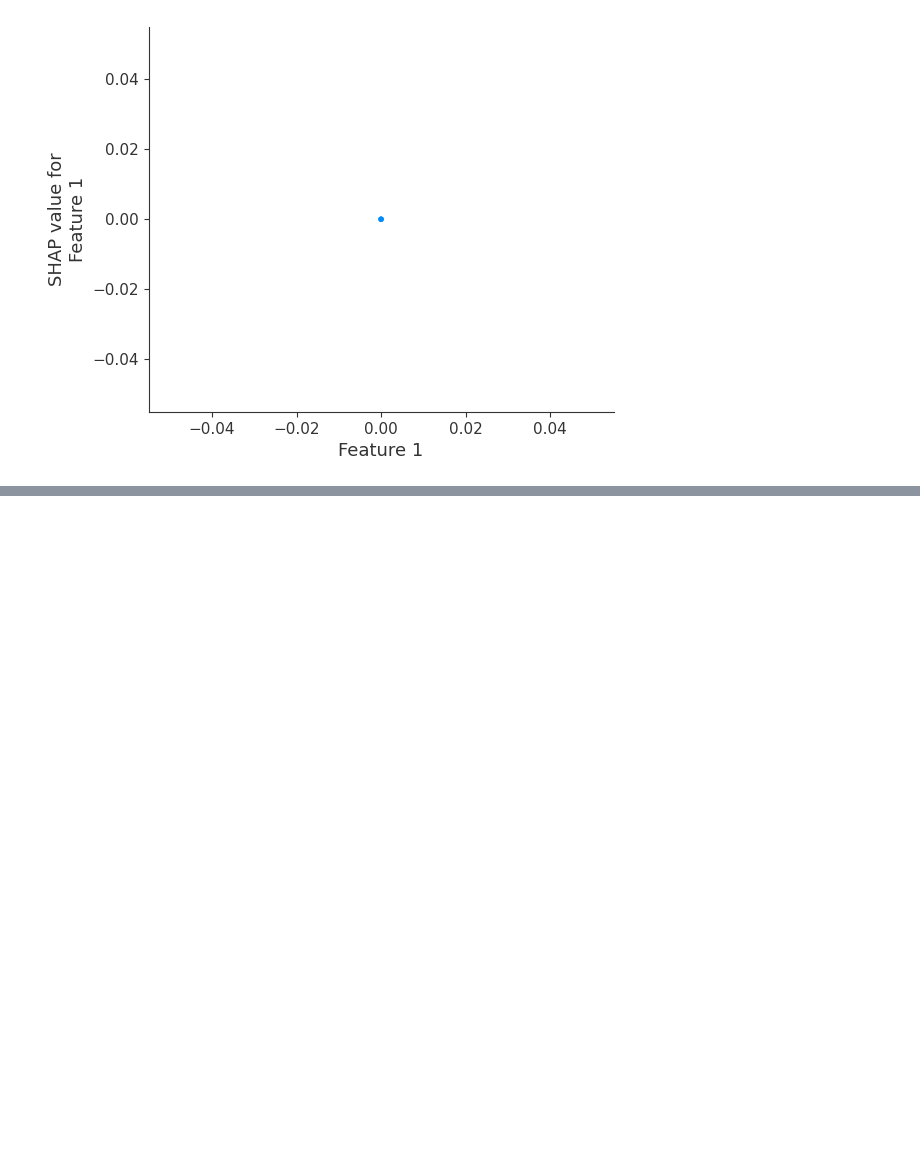
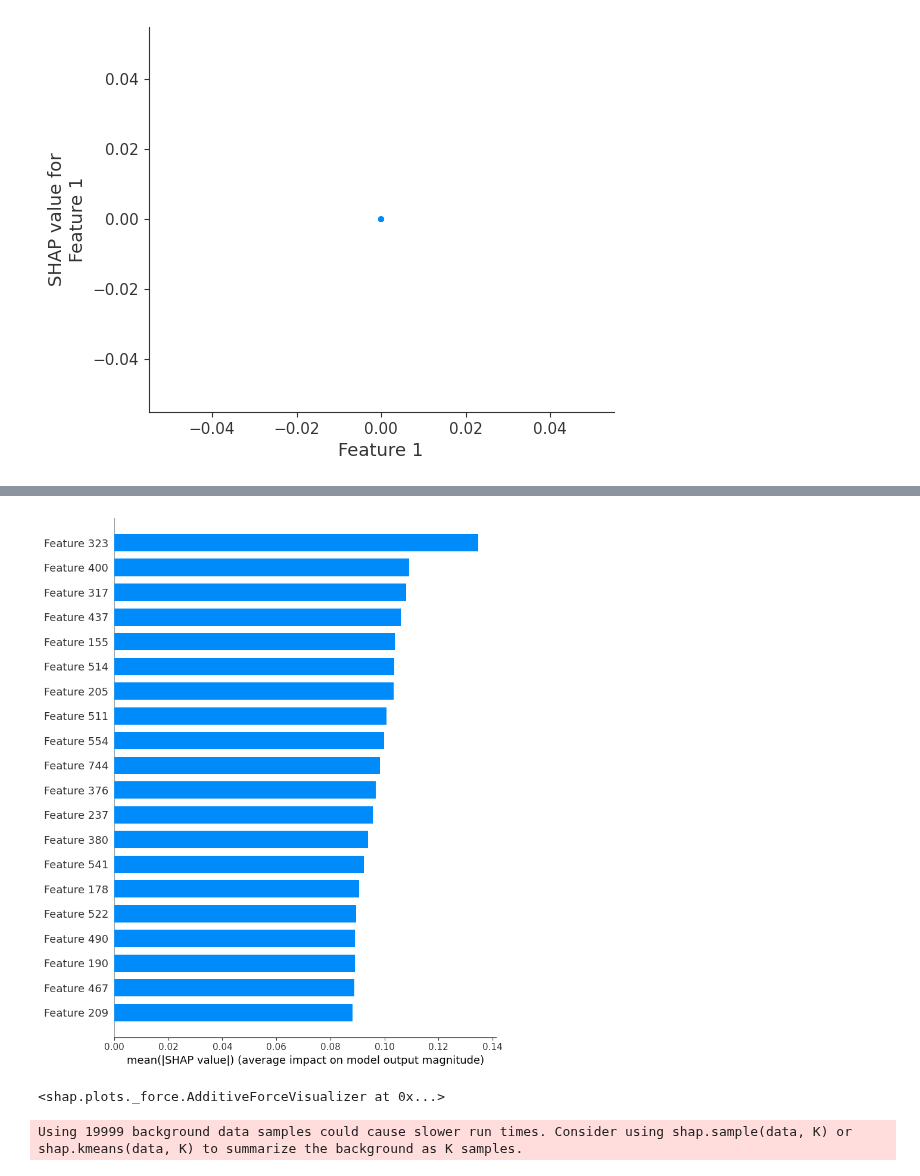
Before and after one commit to FrankYesid/Machine-Learning-ML-Guides, a Jupyter notebook: Classification/SVM/SVM_classification.ipynb, the cells around one changed output, grey strips where cells are left out. Saved outputs shown, nothing was run; the diff lists cells and outputs as text; code cells hidden in the pictures; blank space fills up the shorter version.

```diff
--- a/Classification/SVM/SVM_classification.ipynb
+++ b/Classification/SVM/SVM_classification.ipynb
@@ -142,0 +166,20 @@ shap.force_plot(explainer.expected_value, shap_values[0], X_test[0], feature_nam
+# %%
+# Generar gráfico de barras de importancia de características
+shap.summary_plot(shap_values, X_test, plot_type="bar")
+# %% [output]
+[figure, added]
+# %%
+# Convertir los valores a tipos de Python nativos (lista de floats)
+sample_data = X_test[0].astype(float).tolist()
+
+# Graficar el gráfico de fuerzas para una muestra en particular
+shap.force_plot(explainer.expected_value, shap_values[0], sample_data)
+# %% [output]
+<shap.plots._force.AdditiveForceVisualizer at 0x...>
+# %%
+explainer = shap.KernelExplainer(svm_model.predict, X_train)
+
+# Graficar el gráfico de cascada para una muestra en particular
+# shap.waterfall_plot(shap_values[0][0])
+# %% [output]
+Using 19999 background data samples could cause slower run times. Consider using shap.sample(data, K) or shap.kmeans(data, K) to summarize the background as K samples.
```
Also changed, not shown: parts of 9 cells of this notebook, 2 other files.
